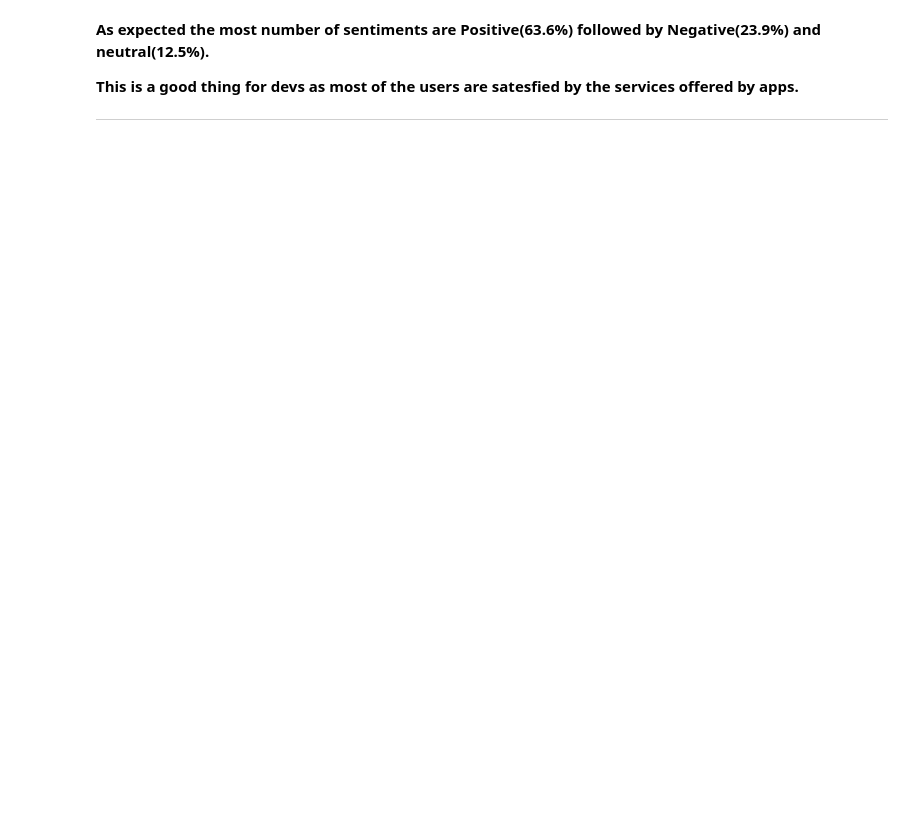
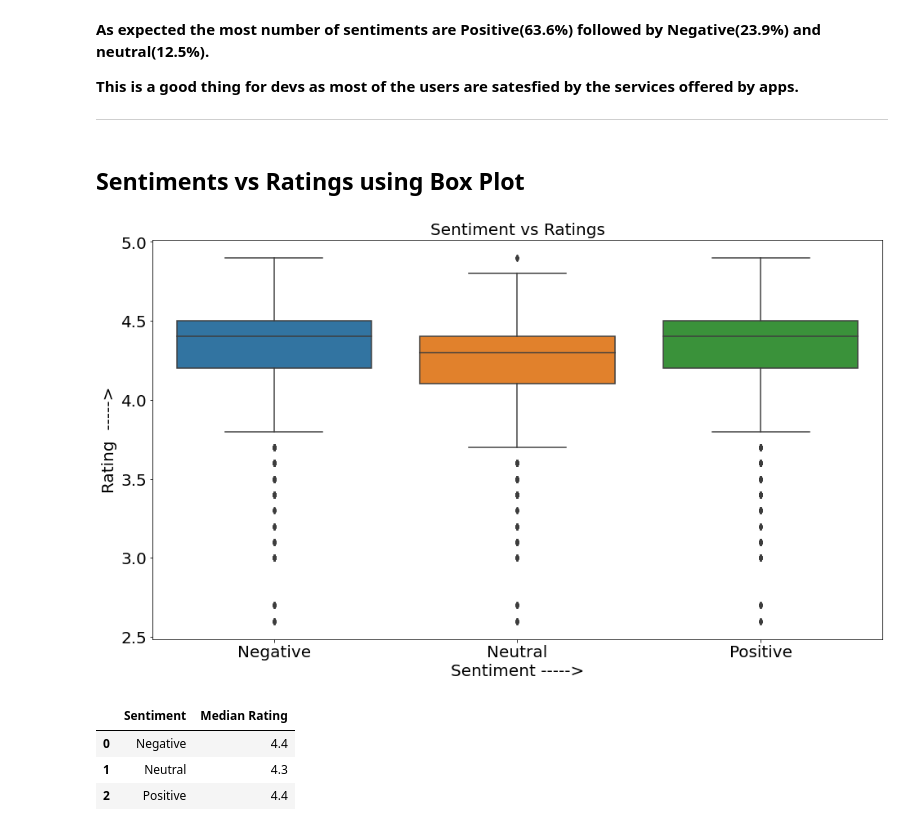
Before and after one commit to amol004/Google-Play-Store-EDA, a Jupyter notebook: Capstone_Project_Google_play_store_review_analysis_(EDA)_Notebook_{Amol_Thakur}.ipynb, the cells around one changed output. Cells and saved outputs as stored; diff of their text form; code cells hidden in the pictures; blank space fills up the shorter version.

```diff
--- a/Capstone_Project_Google_play_store_review_analysis_(EDA)_Notebook_{Amol_Thakur}.ipynb
+++ b/Capstone_Project_Google_play_store_review_analysis_(EDA)_Notebook_{Amol_Thakur}.ipynb
@@ -1358,3 +1370,22 @@ plt.legend(bbox_to_anchor=(0,1)); # label info box placement
 **This is a good thing for devs as most of the users are satesfied by the services offered by apps.**
 
 ---
+# %% [markdown]
+## **Sentiments vs Ratings using Box Plot**
+# %%
+plt.rcParams['figure.figsize']=(16,9)# figure size
+# using seaborn and boxplot for columns 'Rating' and 'Sentiment'
+sns.boxplot(x='Sentiment',y='Rating',data = merged_df);
+plt.title('Sentiment vs Ratings',fontsize=20) # title
+plt.xlabel('Sentiment ----->',fontsize=20) # xaxis label
+plt.ylabel('Rating  ----->',fontsize=20); # y axis label
+# %% [output]
+[figure, added]
+# %%
+# Checking median ratings for every sentiment
+merged_df.groupby('Sentiment')['Rating'].median().reset_index().rename(columns={'Rating':'Median Rating'})
+# %% [output]
+|  | Sentiment | Median Rating |
+| 0 | Negative | 4.4 |
+| 1 | Neutral | 4.3 |
+| 2 | Positive | 4.4 |
```
Also changed, not shown: parts of 10 cells of this notebook.
